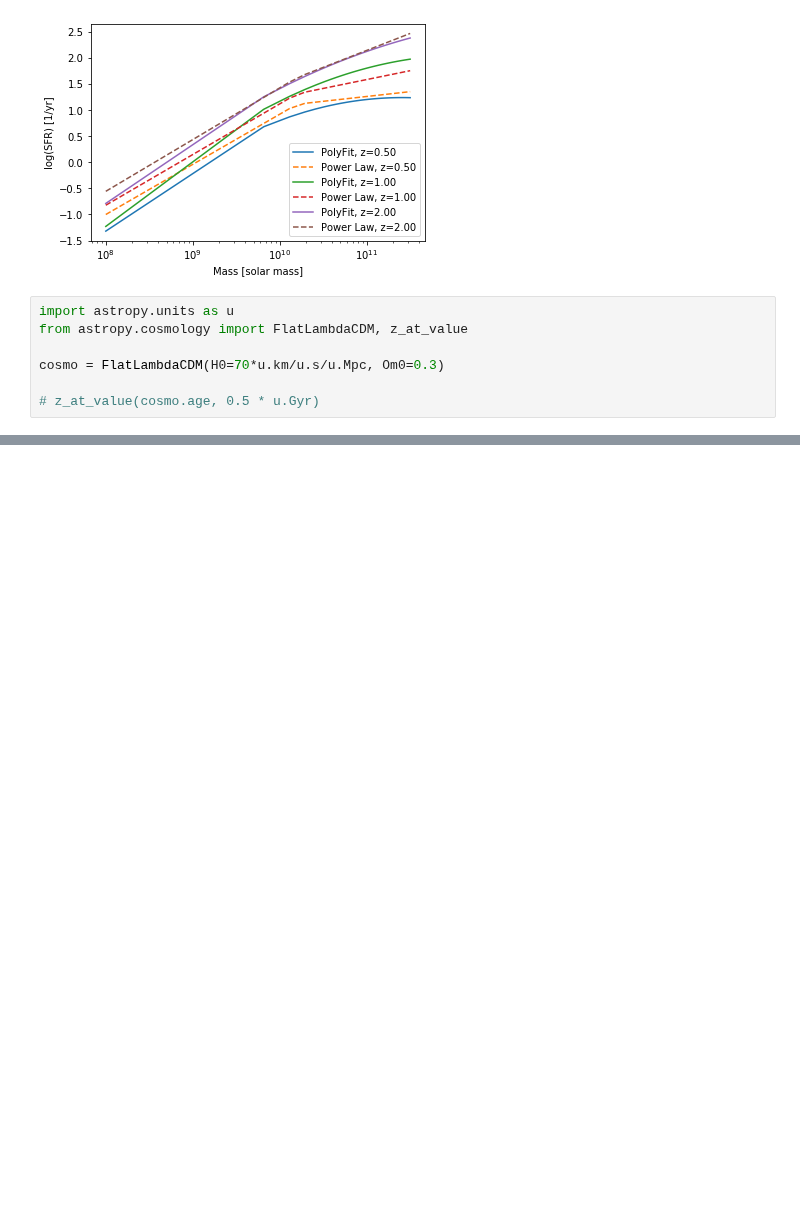
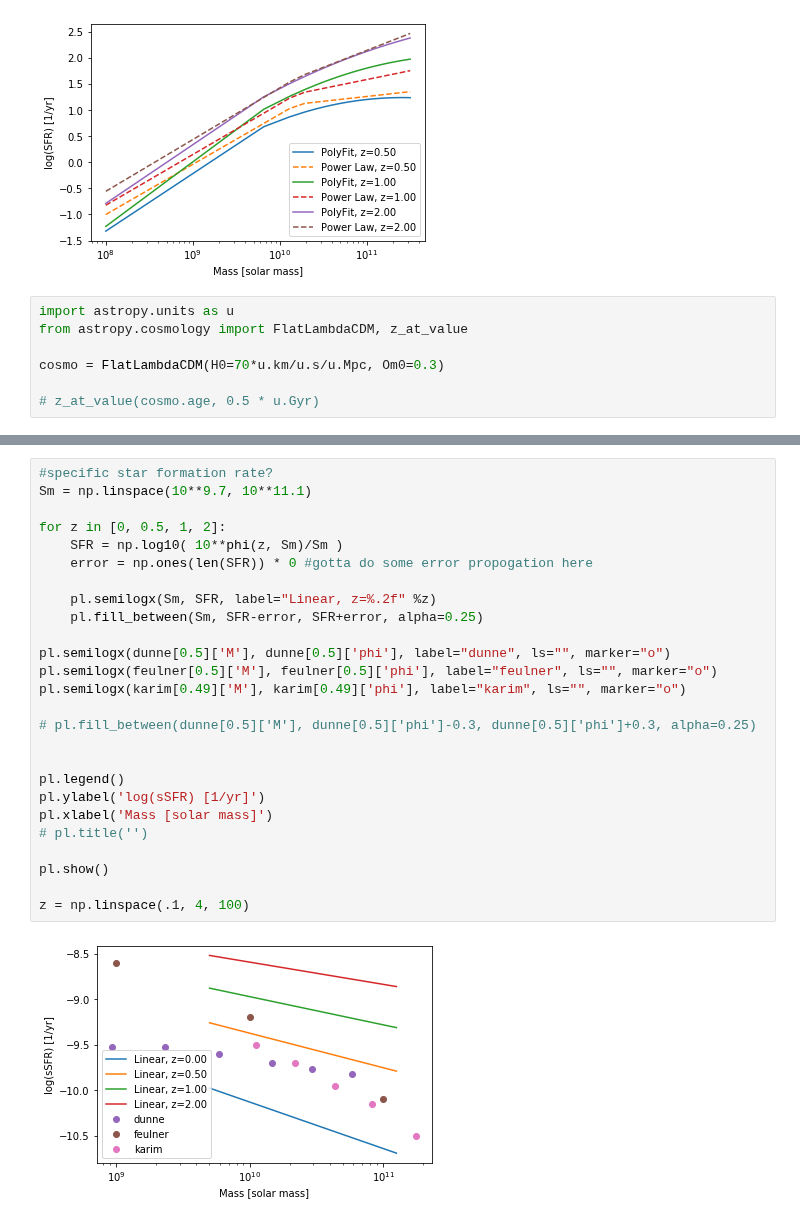
Before and after one commit to eklem1/GalaxySim, a Jupyter notebook: SFRs.ipynb, the cells around one changed output, grey strips where cells are left out. Cells and saved outputs as stored; diff of their text form; blank space fills up the shorter version.

```diff
--- a/SFRs.ipynb
+++ b/SFRs.ipynb
@@ -138,0 +197,28 @@ z = np.linspace(.1, 4, 100)
+# %%
+#specific star formation rate?
+Sm = np.linspace(10**9.7, 10**11.1)
+
+for z in [0, 0.5, 1, 2]:
+    SFR = np.log10( 10**phi(z, Sm)/Sm )
+    error = np.ones(len(SFR)) * 0 #gotta do some error propogation here
+
+    pl.semilogx(Sm, SFR, label="Linear, z=%.2f" %z)
+    pl.fill_between(Sm, SFR-error, SFR+error, alpha=0.25)
+
+pl.semilogx(dunne[0.5]['M'], dunne[0.5]['phi'], label="dunne", ls="", marker="o")
+pl.semilogx(feulner[0.5]['M'], feulner[0.5]['phi'], label="feulner", ls="", marker="o")
+pl.semilogx(karim[0.49]['M'], karim[0.49]['phi'], label="karim", ls="", marker="o")
+
+# pl.fill_between(dunne[0.5]['M'], dunne[0.5]['phi']-0.3, dunne[0.5]['phi']+0.3, alpha=0.25)
+
+
+pl.legend()
+pl.ylabel('log(sSFR) [1/yr]')
+pl.xlabel('Mass [solar mass]')
+# pl.title('')
+
+pl.show()
+
+z = np.linspace(.1, 4, 100)
+# %% [output]
+[figure, added]
```
Also changed, not shown: parts of 5 cells of this notebook.
